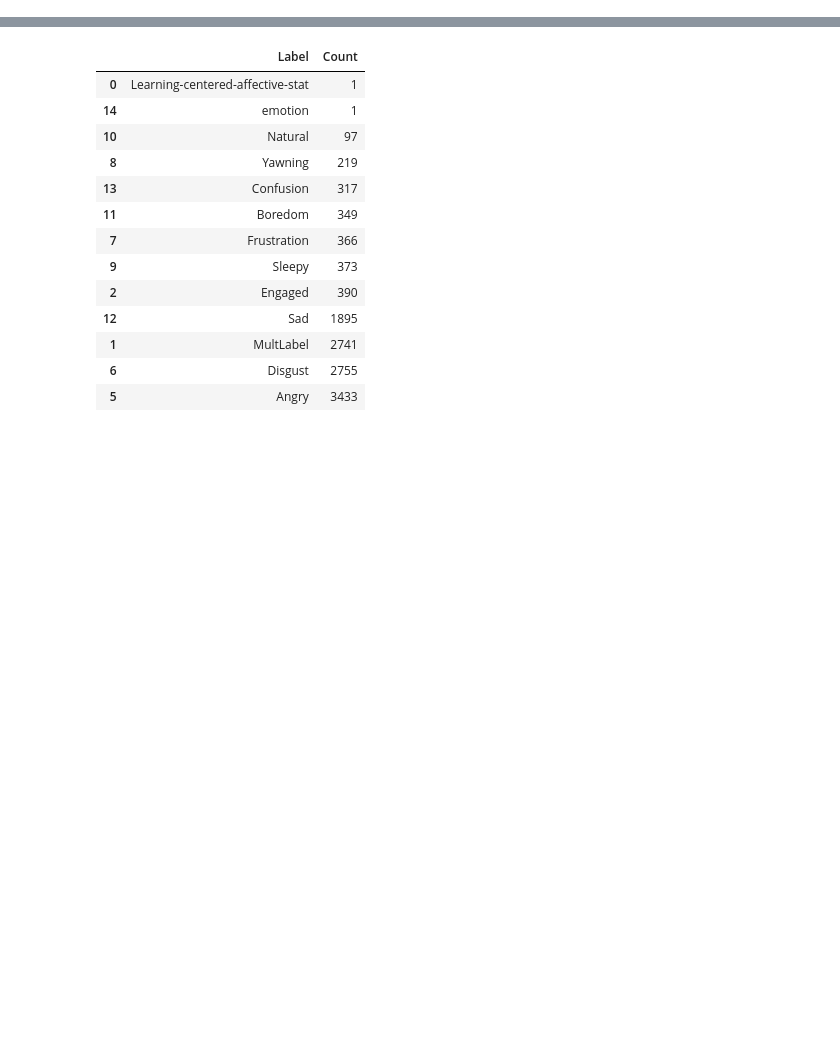
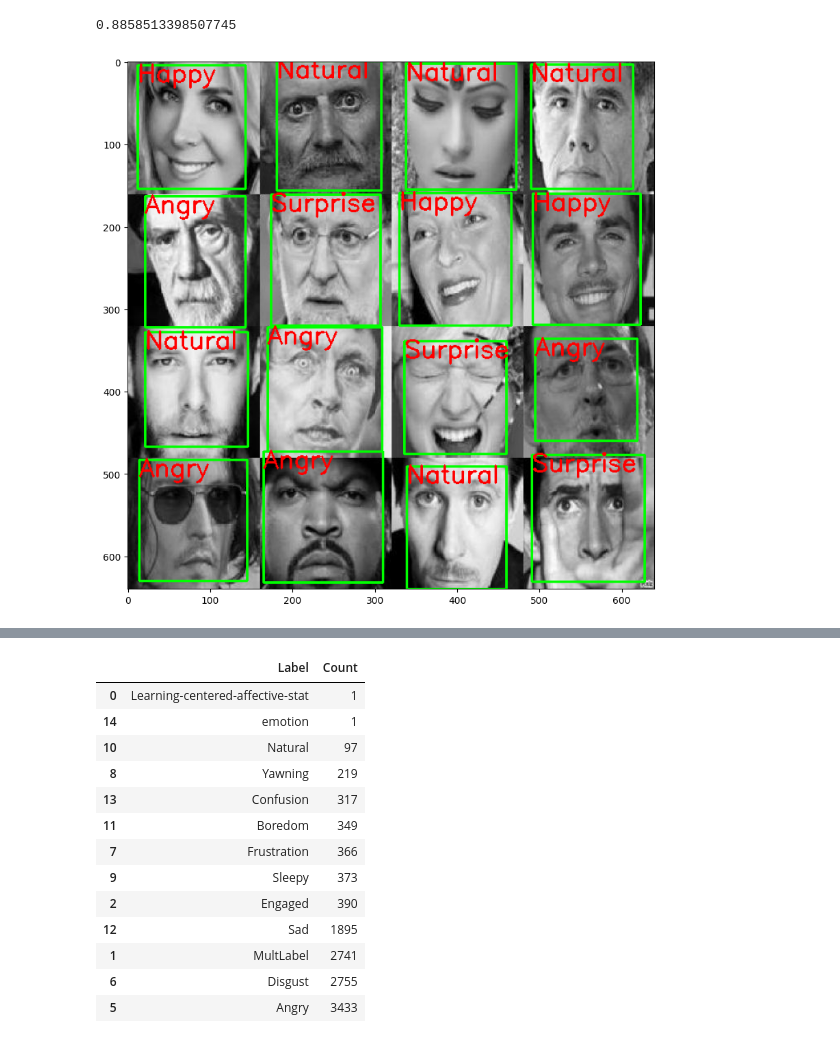
Before and after one commit to albermakaryan/bevaior-estimation-CV, a Jupyter notebook: src/eda.ipynb, the cells around one changed output, grey strips where cells are left out. Saved outputs shown, nothing was run; the diff lists cells and outputs as text; code cells hidden in the pictures; blank space fills up the shorter version.

```diff
--- a/src/eda.ipynb
+++ b/src/eda.ipynb
@@ -12,24 +13,80 @@ import cv2
+# %%
+np.random.choice()
+# %% [output]
+0.8858513398507745
 # %%
 ## image
 image_file = 'pixiz-06-12-2022-14-59-28_jpg.rf.96ae3733d883d440ff28eed5af1a0eea.jpg'
 image_file = 'pixiz-06-12-2022-14-59-07_jpg.rf.fd4c6bc2a76e5f29e82ba5b21ffe9b62.jpg'
 image_file = '55_jpg.rf.1b4466ad4c918b8e1992cab6e7b79a4f.jpg'
-image_path = os.path.join("./data/full_data/splitted_by_label/MultLabel/",image_file)
+image_file = 'sad88_jpg.rf.99e1a9af1022c9ac33bdf84bbba20bd3.jpg'
+image_file = '55_jpg.rf.26e30bb73afef38aa70010250d9660f8.jpg'
 
-with open("../src/data/full_data/full_annotations.json","r") as file:
+image_files = ['pixiz-06-12-2022-14-59-28_jpg.rf.96ae3733d883d440ff28eed5af1a0eea.jpg',
+                'pixiz-06-12-2022-14-59-07_jpg.rf.fd4c6bc2a76e5f29e82ba5b21ffe9b62.jpg',
+                '55_jpg.rf.1b4466ad4c918b8e1992cab6e7b79a4f.jpg',
+                'sad88_jpg.rf.99e1a9af1022c9ac33bdf84bbba20bd3.jpg',
+                '55_jpg.rf.26e30bb73afef38aa70010250d9660f8.jpg']
 
-    anns = json.load(file)
 
-    annotations = anns['annotations']
-    categories = anns['categories']
-    image_id = [img['id'] for img in anns['images'] if img['file_name'] == image_file][0]
+multi_labels_root = "./data/full_data/splitted_by_label/MultLabel/"
+image_files = os.listdir(multi_labels_root)
 
-    image_anntoations = []
-    image_categories = []
+n_images = len(image_files)
 
-    for ann in annotations:
+for i in range(n_images):
 
-        img_id = ann['image_id']
+    image_file = image_files[i]
+    image_path = os.path.join("./data/full_data/splitted_by_label/MultLabel/",image_file)
 
-        if img_id == image_id:
-            image_anntoations.append(ann)
+    with open("../src/data/full_data/full_annotations.json","r") as file:
+
+        anns = json.load(file)
+
+        annotations = anns['annotations']
+        categories = anns['categories']
+        image_id = [img['id'] for img in anns['images'] if img['file_name'] == image_file][0]
+
+        image_anntoations = []
+        image_categories = []
+
+        for ann in annotations:
+
+
+            img_id = ann['image_id']
+
+            if img_id == image_id:
+                # print(ann)
+                # print()
+                image_anntoations.append(ann)
+
+
+    image = cv2.imread(image_path).copy()
+    # cv
+    font = cv2.FONT_HERSHEY_SIMPLEX
+    font_scale = 1
+    color = (255, 0, 0)  # White in BGR
+    thickness = 2
+
+
+    for img_ann in image_anntoations:
+
+        x_1,y_1,x_2,y_2 = [int(x) for x in img_ann['bbox']]
+        x_1,y_1 = x_1-10,y_1 - 10
+        x_2,y_2 = x_2+10,y_2 + 10
+        cat_id = img_ann['category_id']
+        cat_name = [cat['name'] for cat in categories if cat['id'] == cat_id][0]
+
+        cv2.rectangle(image,(x_1,y_1),(x_1+x_2,y_1+y_2),(0,255,0),2)
+        cv2.putText(image, cat_name, (x_1,y_1+20), font, font_scale, color, thickness)
+
+
+    plt.figure(figsize=(10,10))
+    plt.imshow(image)
+    plt.show()
+    break
+
+    if i == 10:
+        break
+# %% [output]
+[figure, added]
```
Also changed, not shown: parts of 3 cells of this notebook, 3 other files.
